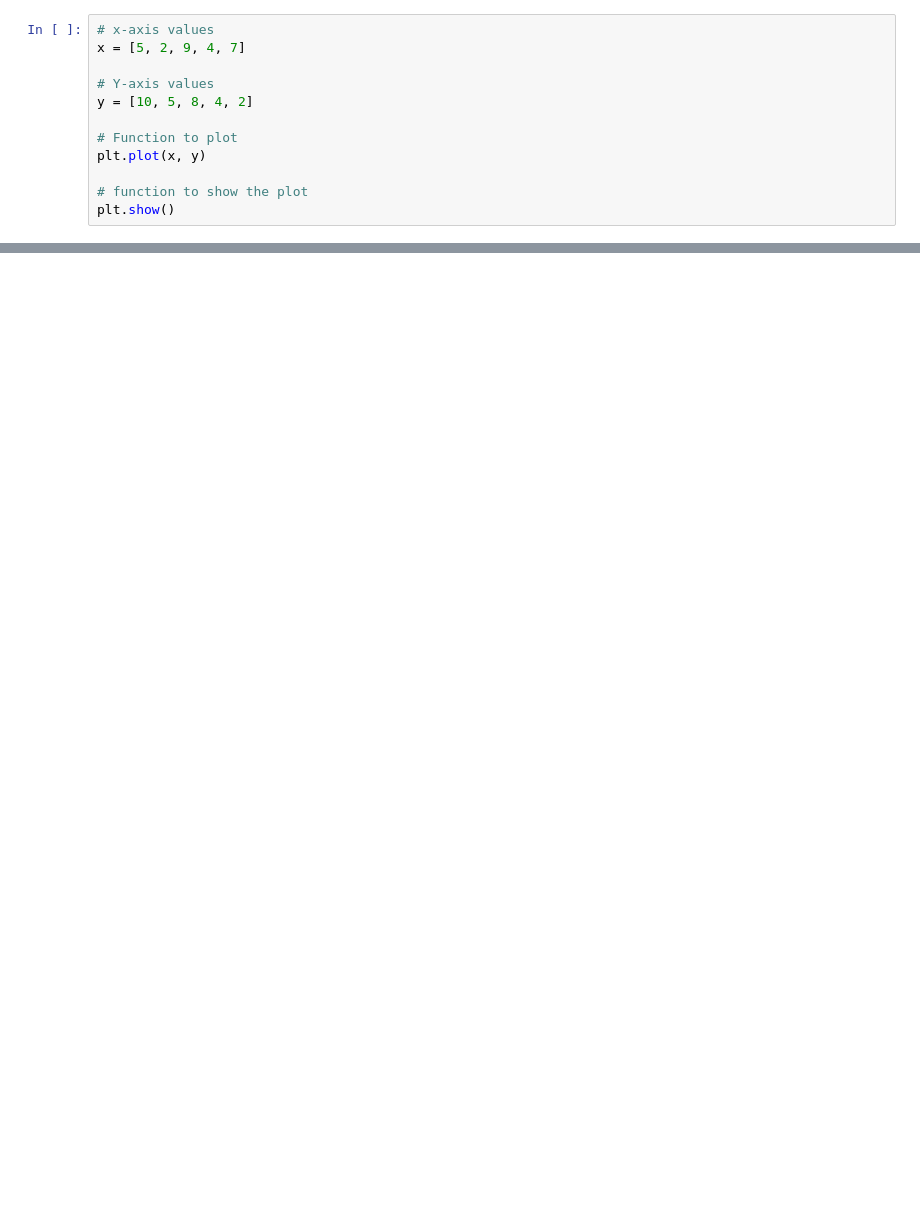
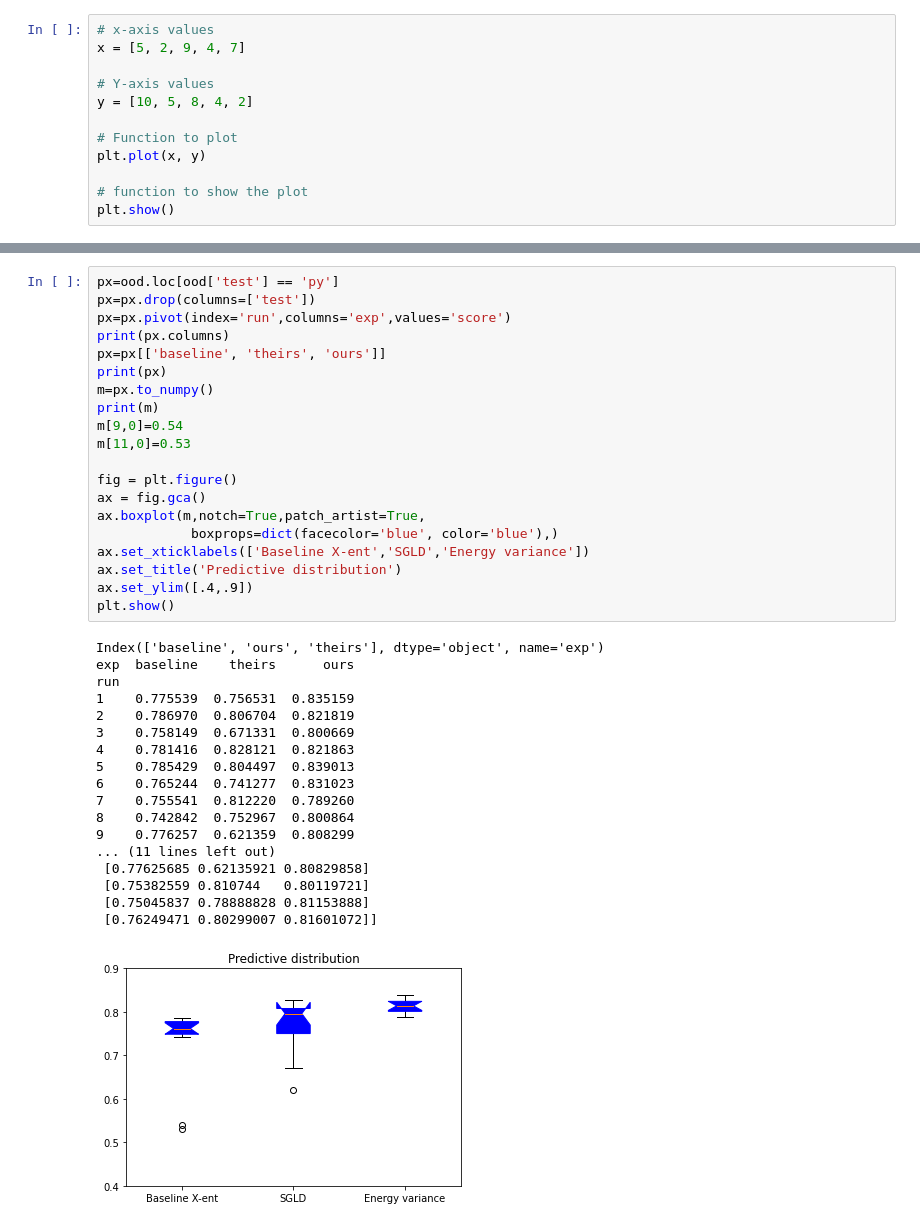
Before and after one commit to Crane-Stat-Analysis-Measurement-of-NN/JEM, a Jupyter notebook: nb_eval.ipynb, the cells around one changed output, grey strips where cells are left out. Drawn from its saved outputs; the diff is of its cells as text; blank space fills up the shorter version.

```diff
--- a/nb_eval.ipynb
+++ b/nb_eval.ipynb
@@ -566,0 +951,39 @@ OSError: output_train/energies.csv not found.
+# %%
+px=ood.loc[ood['test'] == 'py']
+px=px.drop(columns=['test'])
+px=px.pivot(index='run',columns='exp',values='score')
+print(px.columns)
+px=px[['baseline', 'theirs', 'ours']]
+print(px)
+m=px.to_numpy()
+print(m)
+m[9,0]=0.54
+m[11,0]=0.53
+
+fig = plt.figure()
+ax = fig.gca()
+ax.boxplot(m,notch=True,patch_artist=True,
+            boxprops=dict(facecolor='blue', color='blue'),)
+ax.set_xticklabels(['Baseline X-ent','SGLD','Energy variance'])
+ax.set_title('Predictive distribution')
+ax.set_ylim([.4,.9])
+plt.show()
+# %% [output]
+Index(['baseline', 'ours', 'theirs'], dtype='object', name='exp')
+exp  baseline    theirs      ours
+run
+1    0.775539  0.756531  0.835159
+2    0.786970  0.806704  0.821819
+3    0.758149  0.671331  0.800669
+4    0.781416  0.828121  0.821863
+5    0.785429  0.804497  0.839013
+6    0.765244  0.741277  0.831023
+7    0.755541  0.812220  0.789260
+8    0.742842  0.752967  0.800864
+9    0.776257  0.621359  0.808299
+... (11 lines left out)
+ [0.77625685 0.62135921 0.80829858]
+ [0.75382559 0.810744   0.80119721]
+ [0.75045837 0.78888828 0.81153888]
+ [0.76249471 0.80299007 0.81601072]]
+[figure, added]
```
Also changed, not shown: parts of 17 cells of this notebook, 23 other files.
